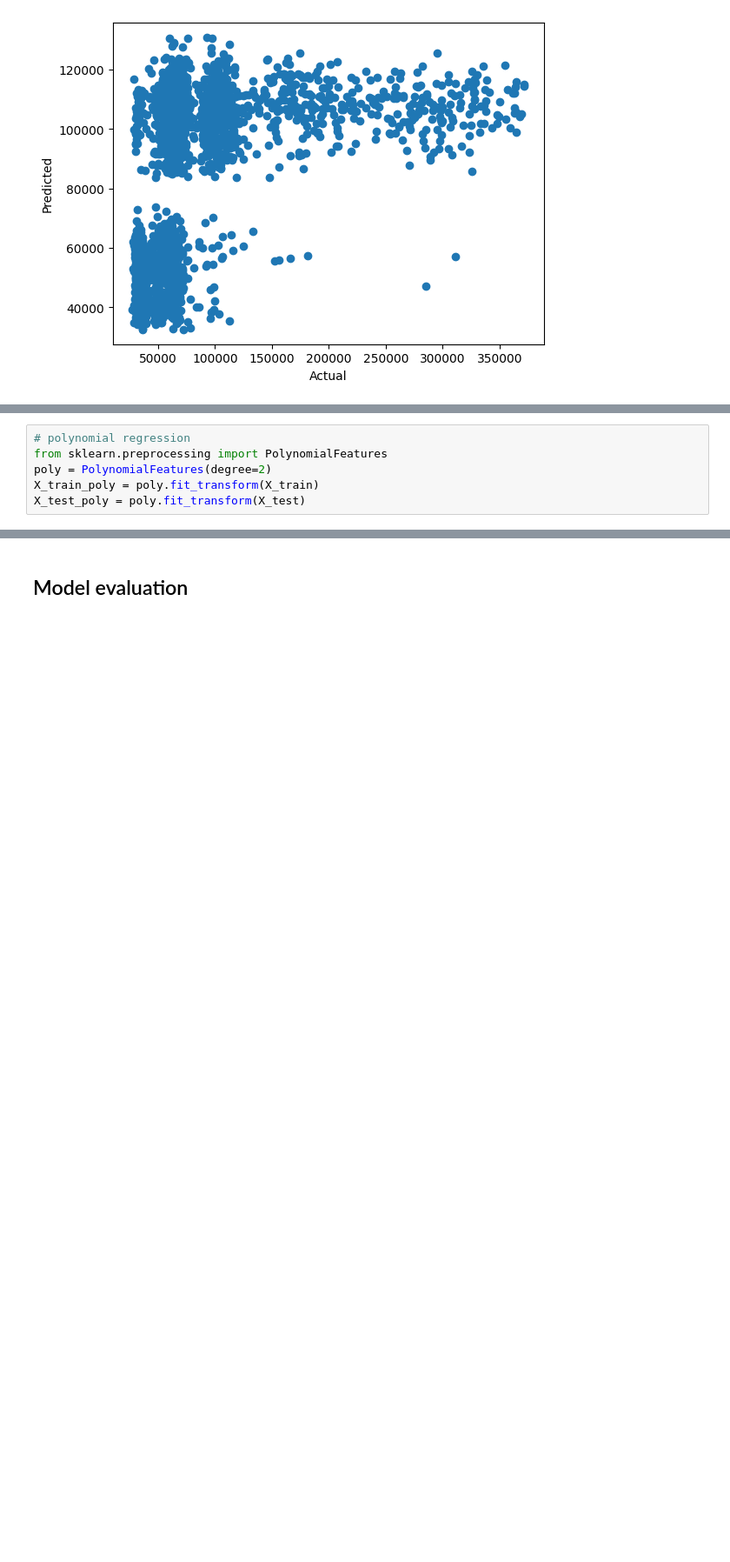
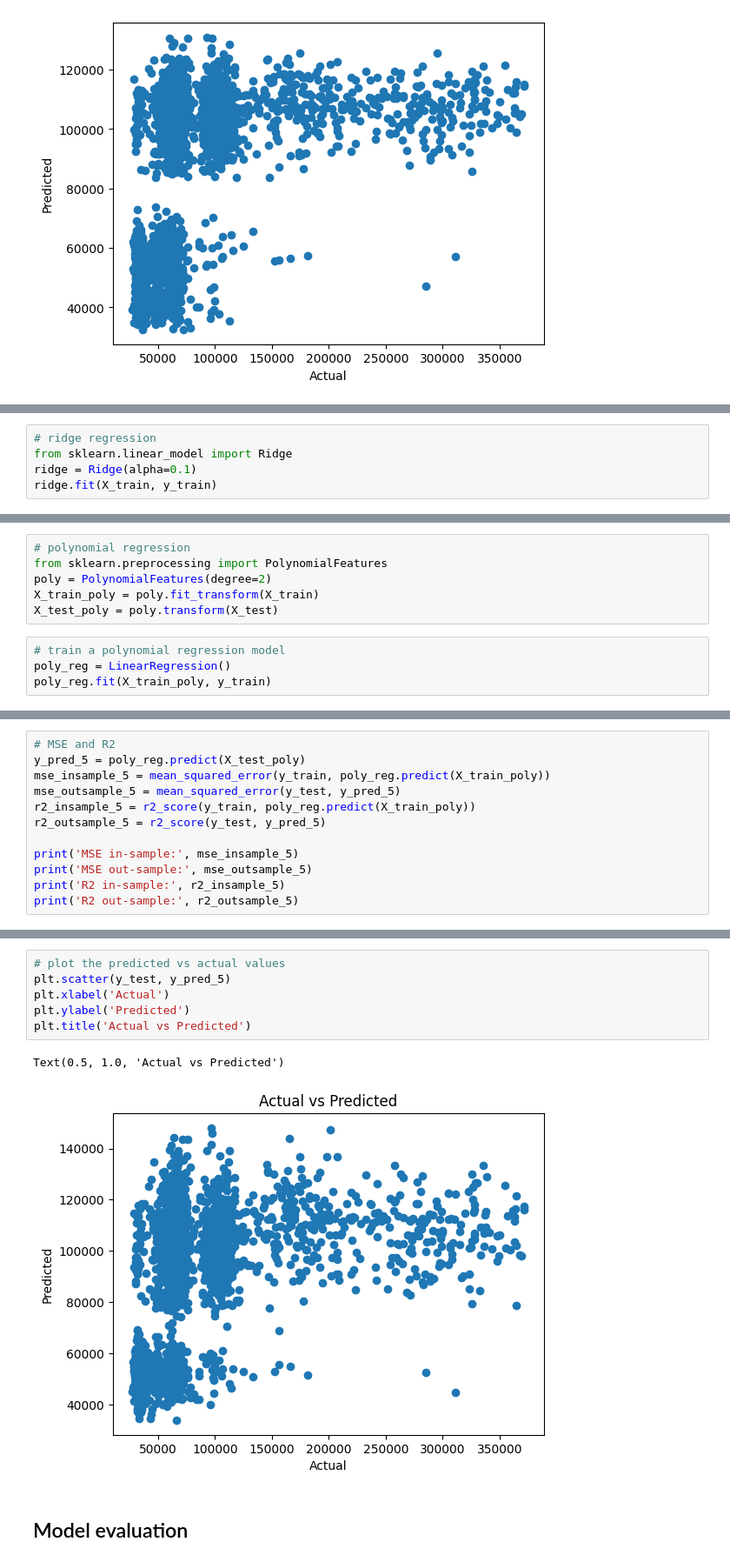
Before and after one commit to bkty1122/bkty1122, a Jupyter notebook: master-school-project/COM6101-Ass-1/Q3_p233340.ipynb, the cells around one changed output, grey strips where cells are left out. Shown at 87% size. Saved outputs shown, nothing was run; the diff lists cells and outputs as text; blank space fills up the shorter version.

```diff
--- a/master-school-project/COM6101-Ass-1/Q3_p233340.ipynb
+++ b/master-school-project/COM6101-Ass-1/Q3_p233340.ipynb
@@ -477,0 +478,5 @@ Text(0, 0.5, 'Predicted')
+# %%
+# ridge regression
+from sklearn.linear_model import Ridge
+ridge = Ridge(alpha=0.1)
+ridge.fit(X_train, y_train)
@@ -480,4 +511,8 @@ Text(0, 0.5, 'Predicted')
 from sklearn.preprocessing import PolynomialFeatures
 poly = PolynomialFeatures(degree=2)
 X_train_poly = poly.fit_transform(X_train)
-X_test_poly = poly.fit_transform(X_test)
+X_test_poly = poly.transform(X_test)
+# %%
+# train a polynomial regression model
+poly_reg = LinearRegression()
+poly_reg.fit(X_train_poly, y_train)
@@ -483,0 +521,12 @@ X_test_poly = poly.fit_transform(X_test)
+# %%
+# MSE and R2
+y_pred_5 = poly_reg.predict(X_test_poly)
+mse_insample_5 = mean_squared_error(y_train, poly_reg.predict(X_train_poly))
+mse_outsample_5 = mean_squared_error(y_test, y_pred_5)
+r2_insample_5 = r2_score(y_train, poly_reg.predict(X_train_poly))
+r2_outsample_5 = r2_score(y_test, y_pred_5)
+
+print('MSE in-sample:', mse_insample_5)
+print('MSE out-sample:', mse_outsample_5)
+print('R2 in-sample:', r2_insample_5)
+print('R2 out-sample:', r2_outsample_5)
@@ -484,3 +538,12 @@ X_test_poly = poly.fit_transform(X_test)
+# %%
+# plot the predicted vs actual values
+plt.scatter(y_test, y_pred_5)
+plt.xlabel('Actual')
+plt.ylabel('Predicted')
+plt.title('Actual vs Predicted')
+# %% [output]
+Text(0.5, 1.0, 'Actual vs Predicted')
+[figure, added]
 # %% [markdown]
 ## Model evaluation
 # %% [markdown]
```
Also changed, not shown: parts of 16 cells of this notebook, 1 other file.
